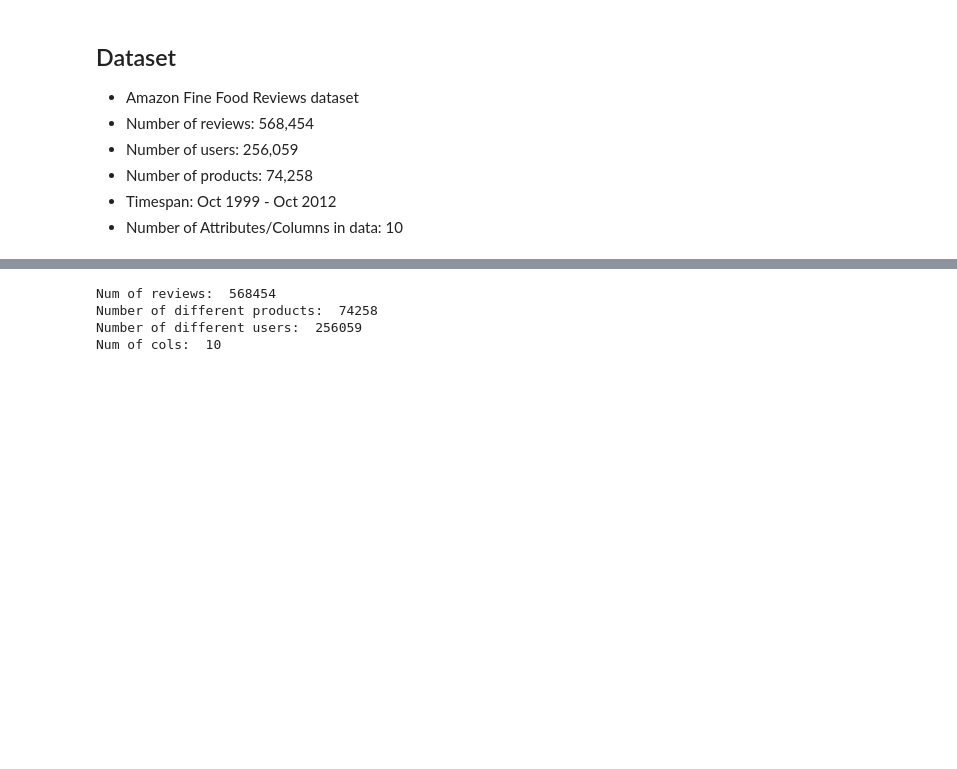
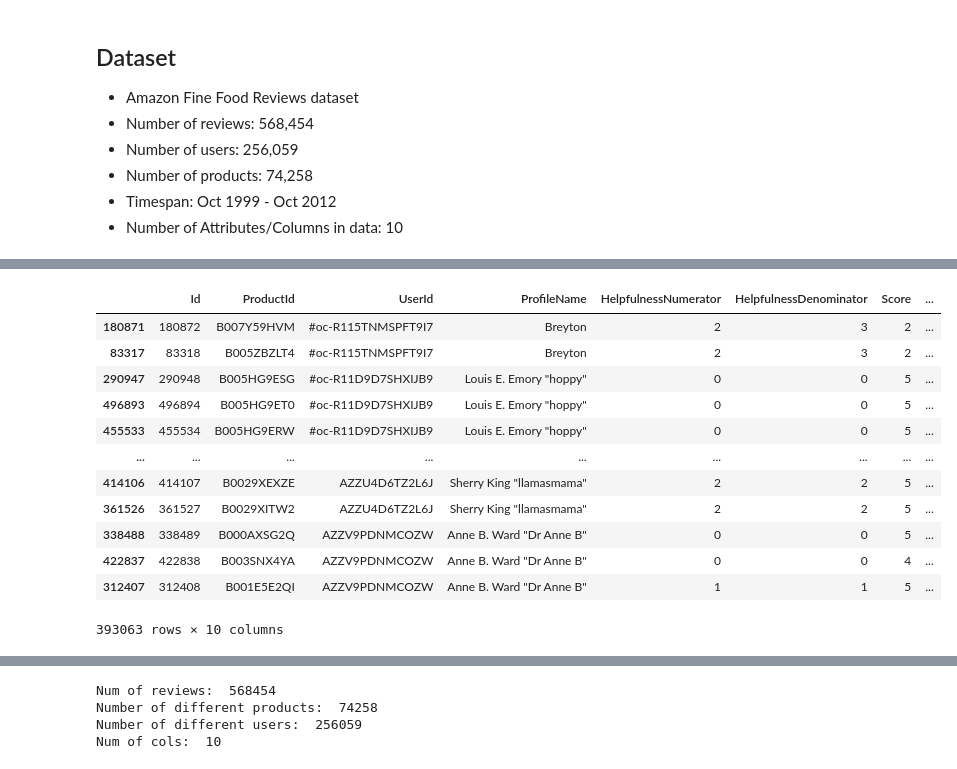
Before and after one commit to jordiburg/capstoneproj, a Jupyter notebook: clean_eda_data.ipynb, the cells around one changed output, grey strips where cells are left out. Drawn from its saved outputs; the diff is of its cells as text; code cells hidden in the pictures; blank space fills up the shorter version.

```diff
--- a/clean_eda_data.ipynb
+++ b/clean_eda_data.ipynb
@@ -45,0 +48,18 @@ Name: Score, dtype: int64
+# %%
+# Show duplicates, sorted by UserId (as the same user may have logged the same product more than once)
+userids = reviews["UserId"]
+reviews[userids.isin(userids[userids.duplicated()])].sort_values("UserId")
+# %% [output]
+|  | Id | ProductId | UserId | ProfileName | HelpfulnessNumerator | HelpfulnessDenominator | Score | ... |
+| 180871 | 180872 | B007Y59HVM | #oc-R115TNMSPFT9I7 | Breyton | 2 | 3 | 2 | ... |
+| 83317 | 83318 | B005ZBZLT4 | #oc-R115TNMSPFT9I7 | Breyton | 2 | 3 | 2 | ... |
+| 290947 | 290948 | B005HG9ESG | #oc-R11D9D7SHXIJB9 | Louis E. Emory "hoppy" | 0 | 0 | 5 | ... |
+| 496893 | 496894 | B005HG9ET0 | #oc-R11D9D7SHXIJB9 | Louis E. Emory "hoppy" | 0 | 0 | 5 | ... |
+| 455533 | 455534 | B005HG9ERW | #oc-R11D9D7SHXIJB9 | Louis E. Emory "hoppy" | 0 | 0 | 5 | ... |
+| ... | ... | ... | ... | ... | ... | ... | ... | ... |
+| 414106 | 414107 | B0029XEXZE | AZZU4D6TZ2L6J | Sherry King "llamasmama" | 2 | 2 | 5 | ... |
+| 361526 | 361527 | B0029XITW2 | AZZU4D6TZ2L6J | Sherry King "llamasmama" | 2 | 2 | 5 | ... |
+| 338488 | 338489 | B000AXSG2Q | AZZV9PDNMCOZW | Anne B. Ward "Dr Anne B" | 0 | 0 | 5 | ... |
+| 422837 | 422838 | B003SNX4YA | AZZV9PDNMCOZW | Anne B. Ward "Dr Anne B" | 0 | 0 | 4 | ... |
+| 312407 | 312408 | B001E5E2QI | AZZV9PDNMCOZW | Anne B. Ward "Dr Anne B" | 1 | 1 | 5 | ... |
+393063 rows × 10 columns
```
Also changed, not shown: parts of 65 cells of this notebook.
